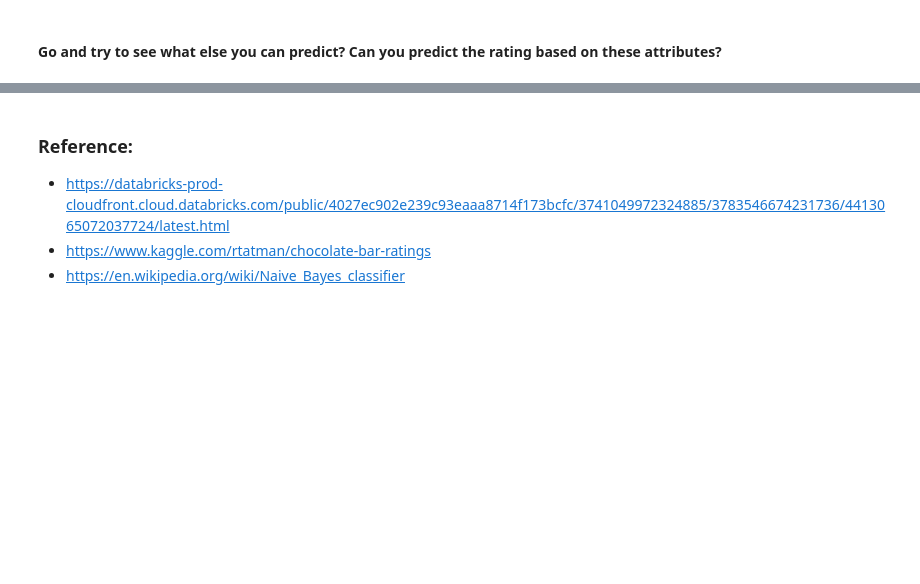
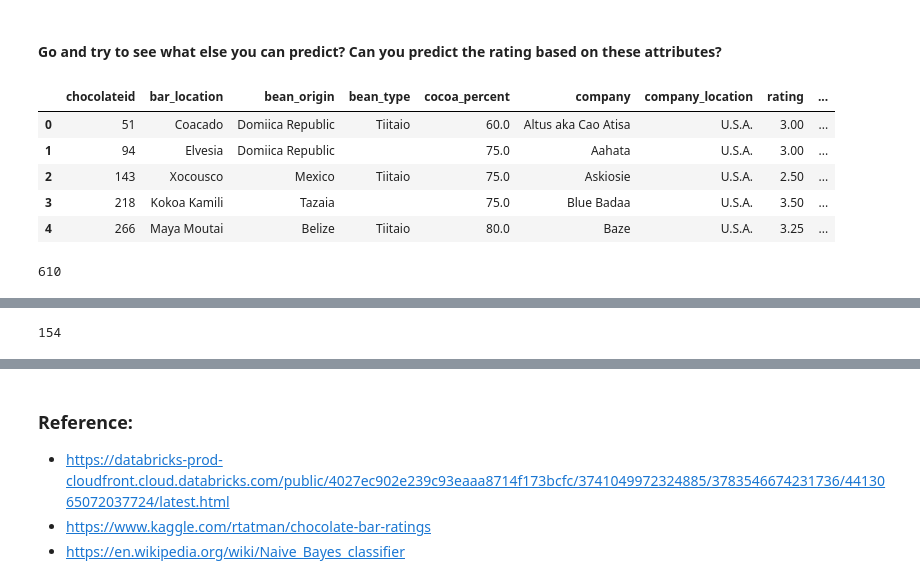
Before and after one commit to amandamoran/wineAndChocolate, a Jupyter notebook: notebooks/Chocolate.ipynb, the cells around one changed output, grey strips where cells are left out. Cells and saved outputs as stored; diff of their text form; code cells hidden in the pictures; blank space fills up the shorter version.

```diff
--- a/notebooks/Chocolate.ipynb
+++ b/notebooks/Chocolate.ipynb
@@ -277,3 +272,18 @@ Test set accuracy = 0.184466019417
 ### X amount of the time if we know the cocoa percentage, where the bean was grown, and the rating we can figure out what country produced this candy bar. Pretty interesting.
 # %% [markdown]
 #### Go and try to see what else you can predict? Can you predict the rating based on these attributes?
+# %%
+USAtrain=train.filter(train.label == 0.0)
+USAtest=test.filter(test.label == 0.0)
+showDF(USAtrain)
+print(USAtrain.count())
+showDF(USAtest)
+print(USAtest.count())
+# %% [output]
+|  | chocolateid | bar_location | bean_origin | bean_type | cocoa_percent | company | company_location | rating | ... |
+| 0 | 51 | Coacado | Domiica Republic | Tiitaio | 60.0 | Altus aka Cao Atisa | U.S.A. | 3.00 | ... |
+| 1 | 94 | Elvesia | Domiica Republic |  | 75.0 | Aahata | U.S.A. | 3.00 | ... |
+| 2 | 143 | Xocousco | Mexico | Tiitaio | 75.0 | Askiosie | U.S.A. | 2.50 | ... |
+| 3 | 218 | Kokoa Kamili | Tazaia |  | 75.0 | Blue Badaa | U.S.A. | 3.50 | ... |
+| 4 | 266 | Maya Moutai | Belize | Tiitaio | 80.0 | Baze | U.S.A. | 3.25 | ... |
+610
@@ -279,0 +296 @@ Test set accuracy = 0.184466019417
+154
```
Also changed, not shown: parts of 22 cells of this notebook, 9 other files.
